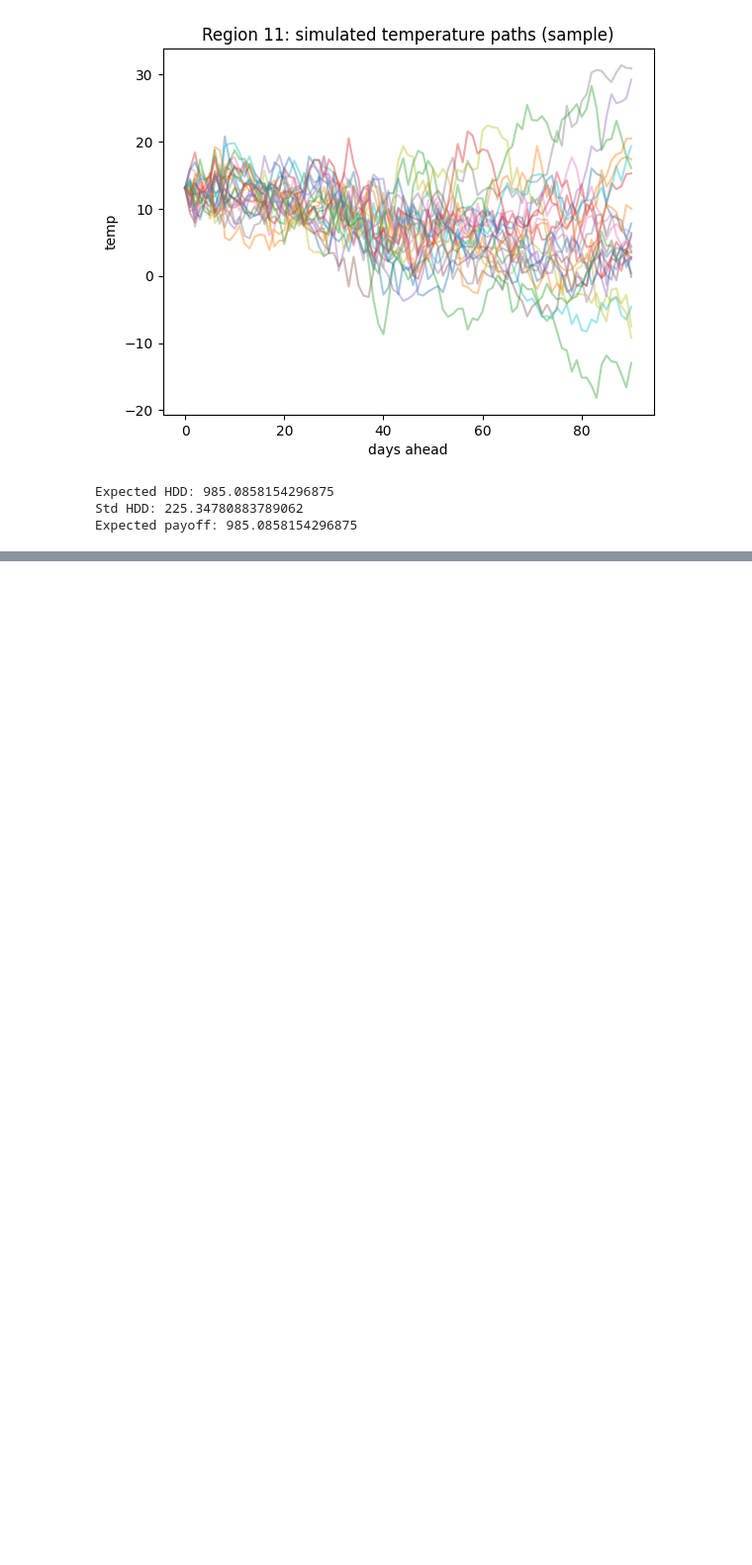
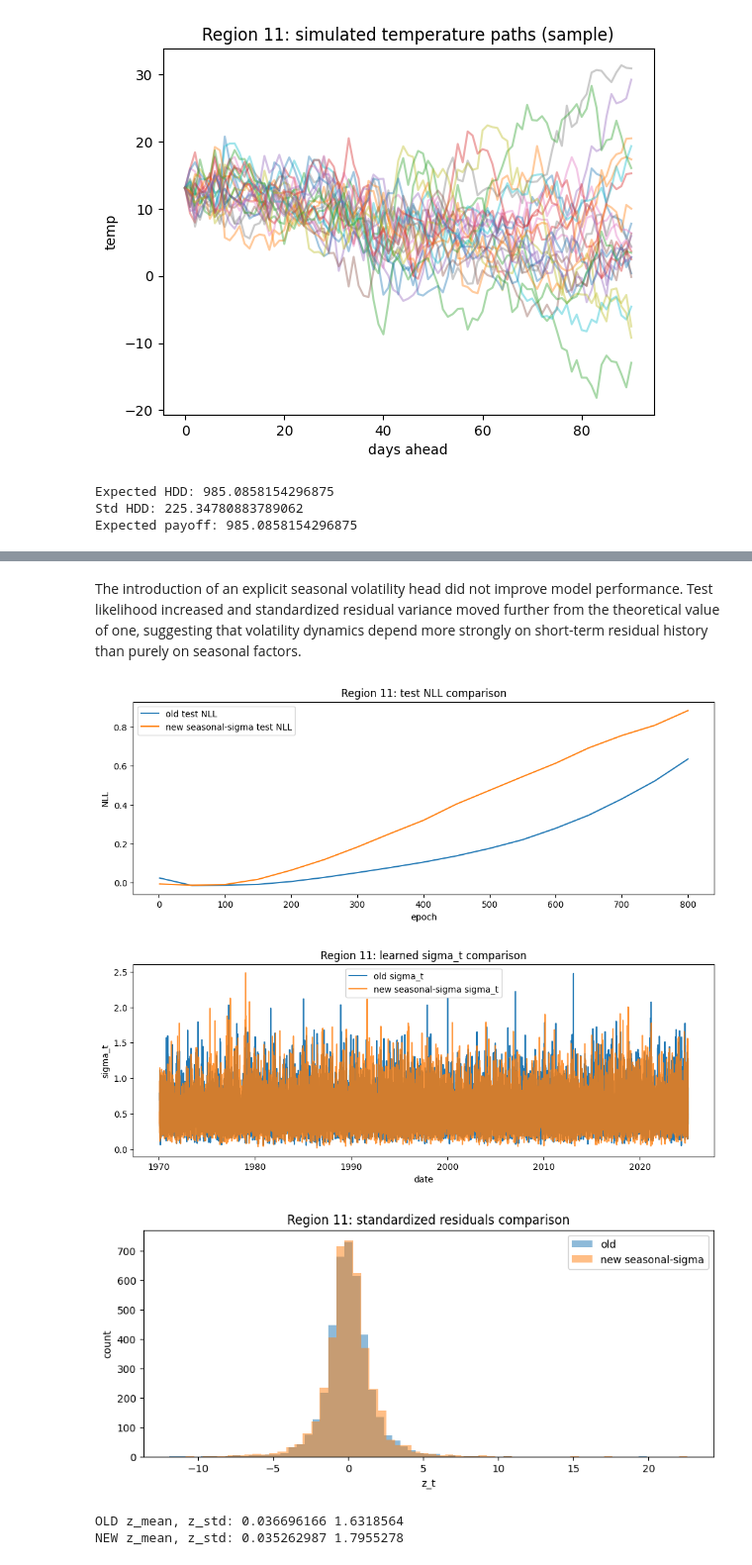
Before and after one commit to MarieLouiseLysholt/Masters_2026, a Jupyter notebook: OU+ML/Benth_OU_Model1_NN_Calibration_PerRegion.ipynb, the cells around one changed output, grey strips where cells are left out. Shown at 99% size. Cells and saved outputs as stored; diff of their text form; code cells hidden in the pictures; blank space fills up the shorter version.

```diff
--- a/OU+ML/Benth_OU_Model1_NN_Calibration_PerRegion.ipynb
+++ b/OU+ML/Benth_OU_Model1_NN_Calibration_PerRegion.ipynb
@@ -483,0 +574,13 @@ Expected payoff: 985.0858154296875
+# %%
+# --- Hyperparameters for the seasonal-sigma remake ---
+K_HARMONICS_SS = 3          # seasonal mean harmonics
+DOY_HARMONICS_SS = 5        # stronger seasonal features for sigma
+WINDOW_SS = 30
+DT_SS = 1.0
+EPOCHS_SS = 800
+LR_SS = 1e-3
+HIDDEN_SS = 64
+KAPPA_MAX_SS = 0.5
+
+OUT_DIR_SS = "per_region_models_seasonal_sigma"
+os.makedirs(OUT_DIR_SS, exist_ok=True)
@@ -483,0 +782,46 @@ Expected payoff: 985.0858154296875
+# %% [markdown]
+The introduction of an explicit seasonal volatility head did not improve model performance. Test likelihood increased and standardized residual variance moved further from the theoretical value of one, suggesting that volatility dynamics depend more strongly on short-term residual history than purely on seasonal factors.
+# %%
+REGION_TO_COMPARE = comparison["region"].iloc[0]
+
+art_old = region_artifacts[REGION_TO_COMPARE]
+art_new = region_artifacts_seasonal_sigma[REGION_TO_COMPARE]
+
+dates_old = art_old["df"].loc[art_old["idx_t"], "date"].values
+dates_new = art_new["df"].loc[art_new["idx_t"], "date"].values
+
+plt.figure(figsize=(12, 4))
+plt.plot(art_old["epochs_logged"], art_old["test_curve"], label="old test NLL")
+plt.plot(art_new["epochs_logged"], art_new["test_curve"], label="new seasonal-sigma test NLL")
+plt.title(f"Region {REGION_TO_COMPARE}: test NLL comparison")
+plt.xlabel("epoch")
+plt.ylabel("NLL")
+plt.legend()
+plt.show()
+
+plt.figure(figsize=(12, 4))
+plt.plot(dates_old, art_old["sigma_all"], label="old sigma_t")
+plt.plot(dates_new, art_new["sigma_all"], label="new seasonal-sigma sigma_t", alpha=0.8)
+plt.title(f"Region {REGION_TO_COMPARE}: learned sigma_t comparison")
+plt.xlabel("date")
+plt.ylabel("sigma_t")
+plt.legend()
+plt.show()
+
+plt.figure(figsize=(10, 4))
+plt.hist(art_old["z_test"], bins=60, alpha=0.5, label="old")
+plt.hist(art_new["z_test"], bins=60, alpha=0.5, label="new seasonal-sigma")
+plt.title(f"Region {REGION_TO_COMPARE}: standardized residuals comparison")
+plt.xlabel("z_t")
+plt.ylabel("count")
+plt.legend()
+plt.show()
+
+print("OLD z_mean, z_std:", np.mean(art_old["z_test"]), np.std(art_old["z_test"]))
+print("NEW z_mean, z_std:", np.mean(art_new["z_test"]), np.std(art_new["z_test"]))
+# %% [output]
+[figure, added]
+[figure, added]
+[figure, added]
+OLD z_mean, z_std: 0.036696166 1.6318564
+NEW z_mean, z_std: 0.035262987 1.7955278
```
Also changed, not shown: parts of 8 cells of this notebook, 8 other files.
